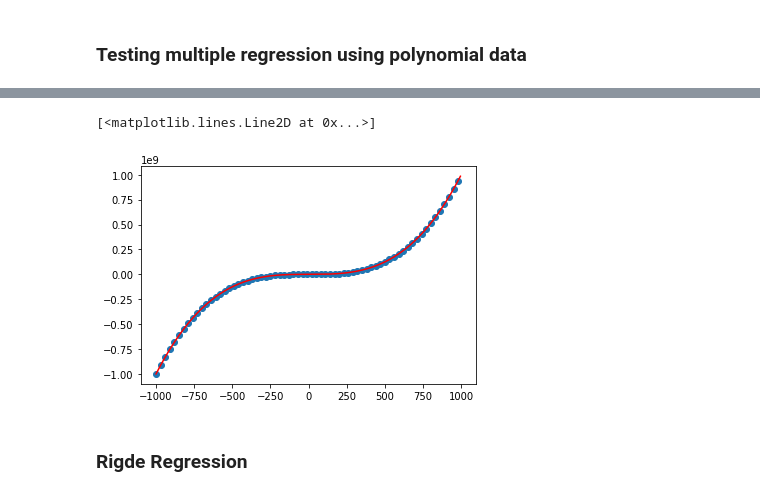
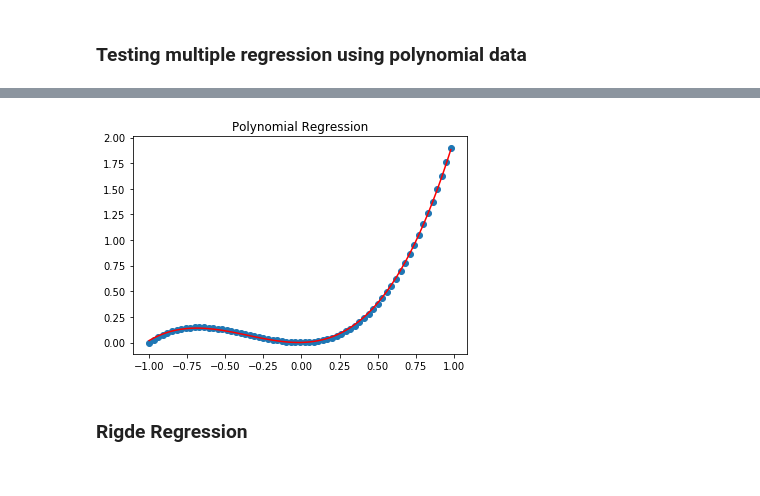
Before and after one commit to prathameshbhalekar/Machine-Learning-From-Scratch, a Jupyter notebook: Linear Regression using Gradient Descent.ipynb, the cells around one changed output, grey strips where cells are left out. Saved outputs shown, nothing was run; the diff lists cells and outputs as text; code cells hidden in the pictures.

```diff
--- a/Linear Regression using Gradient Descent.ipynb
+++ b/Linear Regression using Gradient Descent.ipynb
@@ -124,4 +108,4 @@ x.head()
 # %%
-model=linear_regression(features=3,epochs=1000,learning_rate=0.00000000000000001)
-model.fit(x,y,print_every_nth_epoch=100)
+model1=linear_regression(features=3,epochs=1500,learning_rate=0.1)
+model1.fit(x1,y1,print_every_nth_epoch=100)
 # %% [output]
@@ -147,11 +127,9 @@ model.fit(x,y,print_every_nth_epoch=100)
-# %%
-plt.scatter(x[0],y)
-test_x=pd.DataFrame(np.arange(-1000,1000,5))
-test_x[1]=test_x[0]**2
-test_x[2]=test_x[0]**3
-plt.plot(test_x[0],model.predict(test_x),c='r')
-# %% [output]
-[<matplotlib.lines.Line2D at 0x...>]
-[figure, removed]
+# %%
+plt.scatter(x1.T[0],y1)
+plt.plot(x1.T[0],model1.predict(x1),c="r")
+plt.title("Polynomial Regression")
+plt.show()
+# %% [output]
+[figure, added]
 # %% [markdown]
 ### Rigde Regression
```
Also changed, not shown: parts of 19 cells of this notebook.
